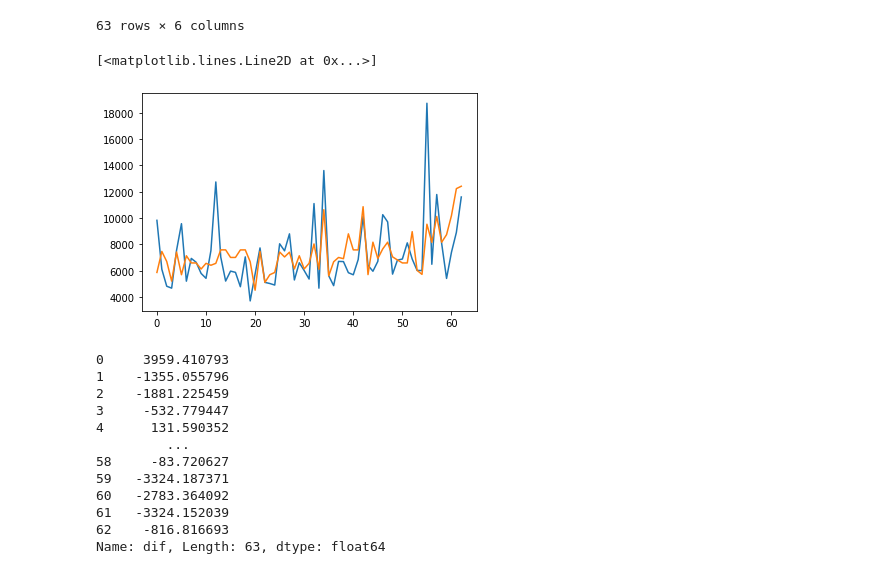
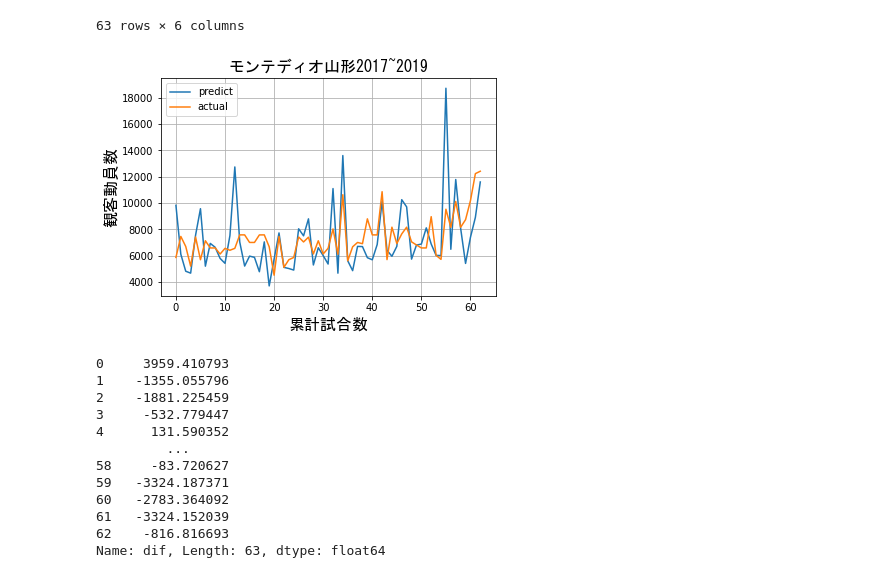
Before and after one commit to kkaishu/sotuken2021, a Jupyter notebook: 卒研＿モンテディオ.ipynb, the cells around one changed output. Drawn from its saved outputs; the diff is of its cells as text; code cells hidden in the pictures.

```diff
--- a/卒研＿モンテディオ.ipynb
+++ b/卒研＿モンテディオ.ipynb
@@ -235,7 +235,7 @@ all_team_judge
 231 rows × 2 columns
 # %%
-data=pd.merge(data,all_team_judge[["visitors","judge"]],on="judge",how="left").reindex(columns=["judge","入場者数","visitors"])
-data
+data3=pd.merge(data,all_team_judge[["visitors","judge"]],on="judge",how="left").reindex(columns=["judge","入場者数","visitors"])
+data3
 # %% [output]
 |  | judge | 入場者数 | visitors |
 | 0 | 211321.0 | 1.026640 | -0.527537 |
@@ -271,8 +269,8 @@ fig.savefig("img.png")
 # %% [output]
 [figure]
 # %%
-data["difference"]=data["入場者数"]-data["visitors"]
-data
+data3["difference"]=data3["入場者数"]-data3["visitors"]
+data3
 # %% [output]
 |  | judge | 入場者数 | visitors | difference |
 | 0 | 211321.0 | 1.026640 | -0.527537 | 1.554177 |
@@ -297,9 +295,10 @@ data
 print("標準偏差   "+ str(s))
 print("平均     "+str(x))
 
-data["入場者数_act"]=data["入場者数"]*s+x
-data["visitors_act"]=data["visitors"]*s+x
-data
+data3["入場者数_act"]=data3["入場者数"]*s+x
+data3["visitors_act"]=data3["visitors"]*s+x
+data3.to_csv("diff.csv")
+data3
 # %% [output]
 標準偏差   2547.59303660756
 平均     7212.539682539683
@@ -317,9 +316,19 @@ data
 | 62 | 113313.0 | 1.722591 | 2.043214 | -0.320623 | 11601.0 | 12417.816693 |
 63 rows × 6 columns
 # %%
-plt.plot(xx,data["入場者数_act"])
-plt.plot(xx,data["visitors_act"])
+fig = plt.figure()
+plt.title("モンテディオ山形2017~2019",fontproperties=fp)
+plt.grid(True)
+plt.xlabel("累計試合数",fontproperties=fp)
+plt.ylabel("観客動員数",fontproperties=fp)
+plt.plot(xx,data3["入場者数_act"],label="predict")
+# plt.legend(["実測値"], prop={"family":"MS Gothic"})
+plt.plot(xx,data3["visitors_act"],label="actual")
+# plt.legend(["予測値"], prop={"family":"MS Gothic"})
+plt.legend()
+plt.show()
+
+fig.savefig("img.png")
 # %% [output]
-[<matplotlib.lines.Line2D at 0x...>]
-[figure, old version]
+[figure, new version]
 # %%
```
Also changed, not shown: parts of 8 cells of this notebook, 1 other file.
